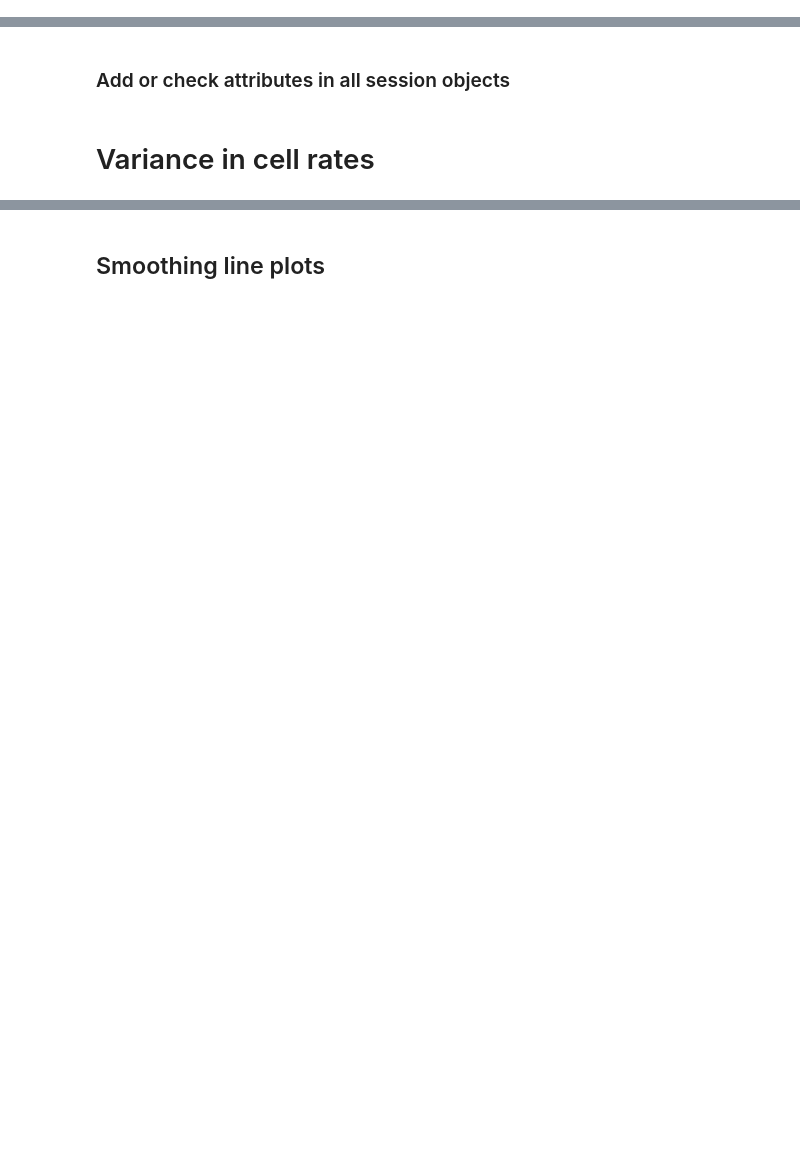
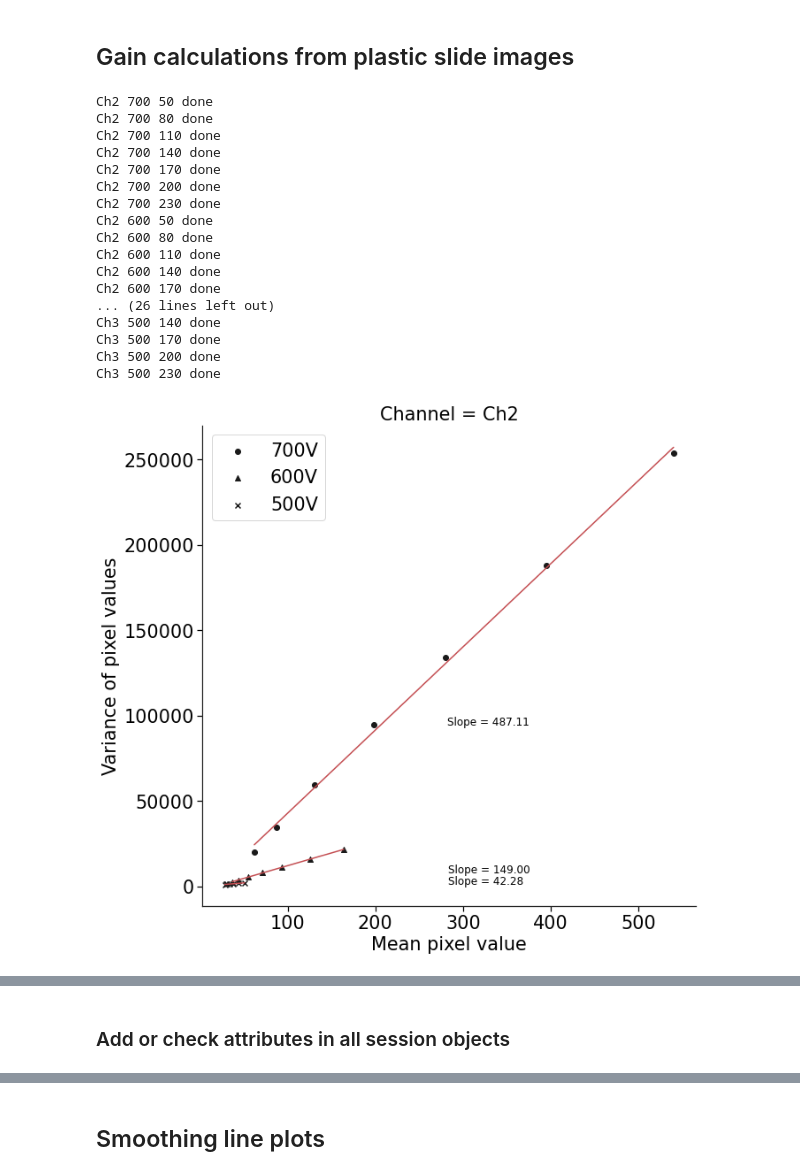
Before and after one commit to Packer-Lab/Vape, a Jupyter notebook: jupyter/rob/playground.ipynb, the cells around one changed output, grey strips where cells are left out. Cells and saved outputs as stored; diff of their text form; code cells hidden in the pictures; blank space fills up the shorter version.

Commit message:
renamed and rearranged files to simplify usage, with view of creating notebook to share with publication, perfected some plotting code

```diff
--- a/jupyter/rob/playground.ipynb
+++ b/jupyter/rob/playground.ipynb
@@ -18,3 +21,70 @@ Master pickle: /home/rlees/mnt/qnap/master_pkl/master_obj.pkl
 Figure save path: /home/rlees/mnt/qnap/Analysis/Figures
 STA movie save path: /home/rlees/mnt/qnap/Analysis/STA_movies
 S2 borders path: /home/rlees/mnt/qnap/Analysis/S2_borders
+# %% [markdown]
+## Gain calculations from plastic slide images
+# %%
+path = '/home/apacker/mnt/qnap/Data/2021-10-19/'
+
+all_dirs = np.sort([folder for folder in os.listdir(path) if '_t' in folder])
+
+dir_lists = [all_dirs[14:], all_dirs[7:14], all_dirs[:7]]
+pmt_gains = ['700', '600', '500']
+powers = [50, 80, 110, 140, 170, 200, 230]
+channels = ['Ch2', 'Ch3']
+markers = ['o', '^', 'x']
+
+m = np.empty([len(channels), len(pmt_gains), len(powers)])
+v = np.empty([len(channels), len(pmt_gains), len(powers)])
+
+for ch_i, channel in enumerate(channels):
+
+    fig, axes = plt.subplots(nrows=1, ncols=1, figsize=(10,10))
+
+    for gain_i, (pmt_gain, dir_list, marker) in enumerate(zip(pmt_gains, dir_lists, markers)):
+        for power_i, (power, folder) in enumerate(zip(powers, dir_list)):
+            for file in os.listdir(os.path.join(path, folder)):
+                if all(s in file for s in [channel, '.tif']):
+                    tiff = tf.imread(os.path.join(path, folder, file))
+
+                    m[ch_i, gain_i, power_i] = np.mean(tiff)
+                    v[ch_i, gain_i, power_i] = np.var(tiff, ddof=1)
+
+                    print(channel, pmt_gain, power, 'done')
+
+        plt.scatter(m[ch_i, gain_i], v[ch_i, gain_i], color='k', label=pmt_gain + 'V', marker=marker)
+        plt.legend()
+
+        slope, intercept, r_value, p_value, se = stats.linregress(m[ch_i, gain_i], v[ch_i, gain_i])
+        y = (slope*m[ch_i, gain_i]) + intercept
+        plt.plot(m[ch_i, gain_i], y, color='r')
+
+        ax = plt.gca()
+        text_x = ax.get_xlim()[1]/2
+        plt.text(text_x, np.median(v[ch_i, gain_i]), 'Slope = {0:.2f}'.format(slope))
+
+    axes.set_xlabel('Mean pixel value')
+    axes.set_ylabel('Variance of pixel values')
+    axes.set_title('Channel = ' + channel)
+
+    save_path = os.path.join(qnap_path, channel + '_gain_mean_vs_variance_plot')
+    ia.savePlot(save_path)
+# %% [output]
+Ch2 700 50 done
+Ch2 700 80 done
+Ch2 700 110 done
+Ch2 700 140 done
+Ch2 700 170 done
+Ch2 700 200 done
+Ch2 700 230 done
+Ch2 600 50 done
+Ch2 600 80 done
+Ch2 600 110 done
+Ch2 600 140 done
+Ch2 600 170 done
+... (26 lines left out)
+Ch3 500 140 done
+Ch3 500 170 done
+Ch3 500 200 done
+Ch3 500 230 done
+[figure, added]
@@ -83,5 +154,3 @@ for pkl in pkl_files:
 
 #     with open(pkl_path, 'wb') as f:
 #         pickle.dump(ses_obj, f)
-# %% [markdown]
-# Variance in cell rates
```
Also changed, not shown: parts of 185 cells of this notebook, 10 other files.
